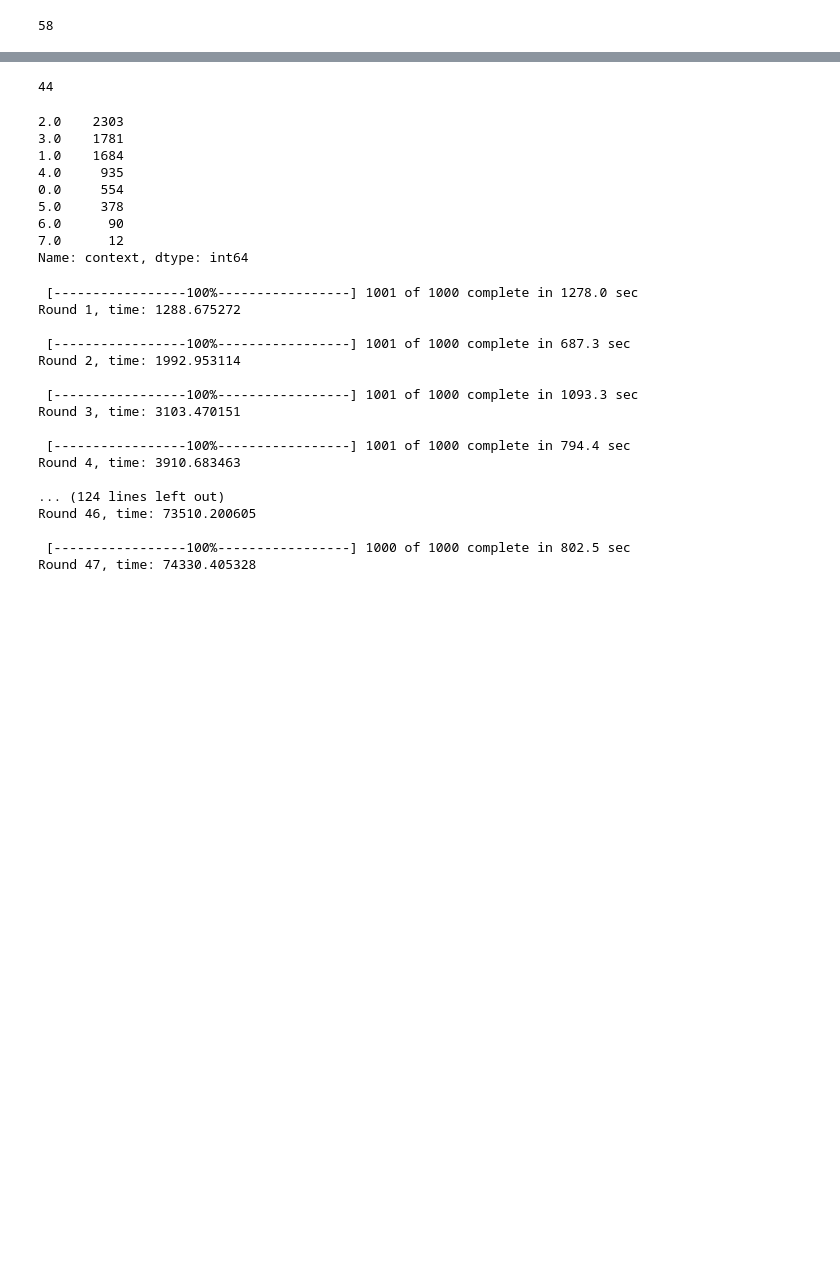
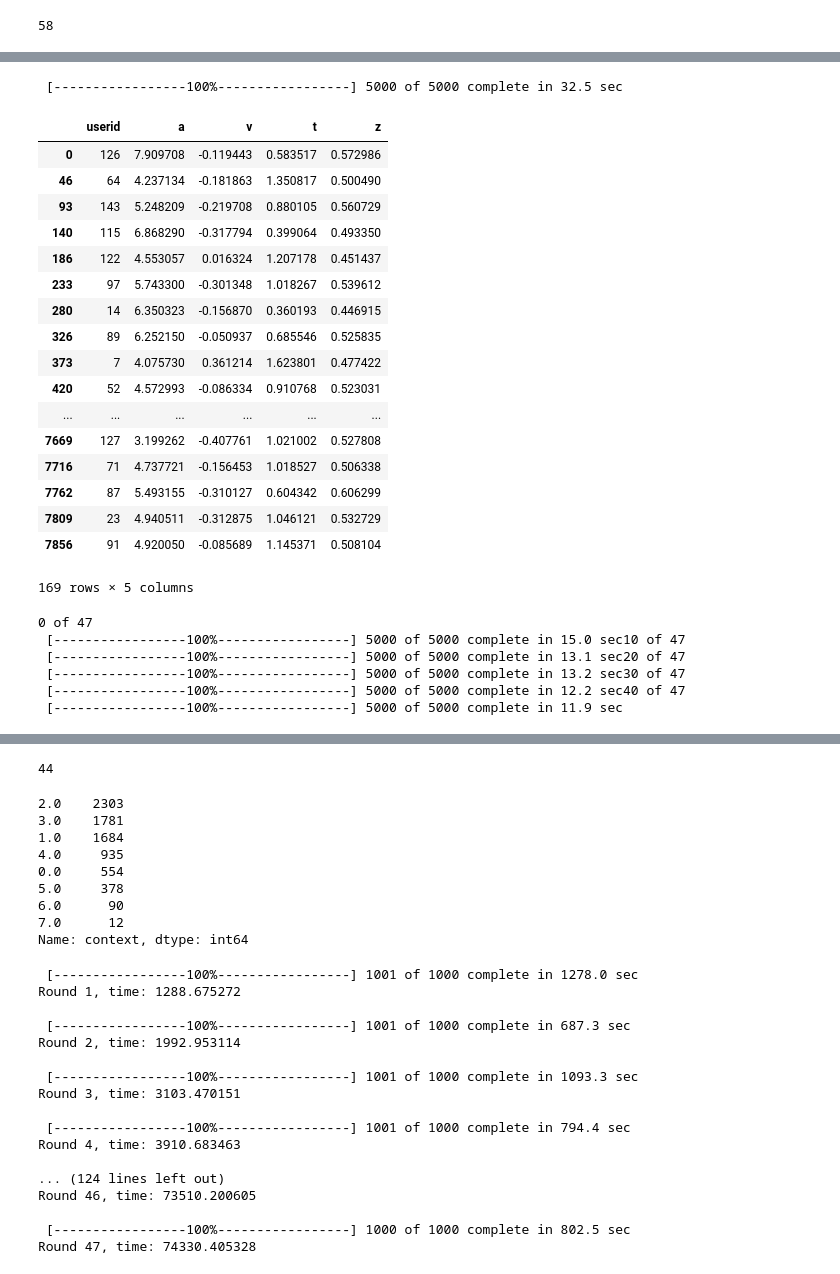
Before and after one commit to eladiomontero/DecisionTimes, a Jupyter notebook: Madrid data/MadridData.ipynb, the cells around one changed output, grey strips where cells are left out. Saved outputs shown, nothing was run; the diff lists cells and outputs as text; code cells hidden in the pictures; blank space fills up the shorter version.

```diff
--- a/Madrid data/MadridData.ipynb
+++ b/Madrid data/MadridData.ipynb
@@ -157,0 +144,62 @@ data2["round"].max()
+# %%
+params_1 = data1[["userid"]].drop_duplicates("userid")
+params_1["a"] = 0
+params_1["v"] = 0
+params_1["t"] = 0
+params_1["z"] = 0
+params_1
+
+modeler = ddm.HDDMmodelMaker()
+for s in data1.userid.unique():
+    model_soc_s3 = modeler.fit_model(data1.loc[(data1["userid"] == s)], 5000, 200)
+    params_1.loc[params_1.userid == s, ["a","v","t","z"]] = model_soc_s3.gen_stats()["mean"].values
+# %% [output]
+ [-----------------100%-----------------] 5000 of 5000 complete in 32.5 sec
+# %%
+params_1
+# %% [output]
+|  | userid | a | v | t | z |
+| 0 | 126 | 7.909708 | -0.119443 | 0.583517 | 0.572986 |
+| 46 | 64 | 4.237134 | -0.181863 | 1.350817 | 0.500490 |
+| 93 | 143 | 5.248209 | -0.219708 | 0.880105 | 0.560729 |
+| 140 | 115 | 6.868290 | -0.317794 | 0.399064 | 0.493350 |
+| 186 | 122 | 4.553057 | 0.016324 | 1.207178 | 0.451437 |
+| 233 | 97 | 5.743300 | -0.301348 | 1.018267 | 0.539612 |
+| 280 | 14 | 6.350323 | -0.156870 | 0.360193 | 0.446915 |
+| 326 | 89 | 6.252150 | -0.050937 | 0.685546 | 0.525835 |
+| 373 | 7 | 4.075730 | 0.361214 | 1.623801 | 0.477422 |
+| 420 | 52 | 4.572993 | -0.086334 | 0.910768 | 0.523031 |
+| ... | ... | ... | ... | ... | ... |
+| 7669 | 127 | 3.199262 | -0.407761 | 1.021002 | 0.527808 |
+| 7716 | 71 | 4.737721 | -0.156453 | 1.018527 | 0.506338 |
+| 7762 | 87 | 5.493155 | -0.310127 | 0.604342 | 0.606299 |
+| 7809 | 23 | 4.940511 | -0.312875 | 1.046121 | 0.532729 |
+| 7856 | 91 | 4.920050 | -0.085689 | 1.145371 | 0.508104 |
+169 rows × 5 columns
+# %%
+rounds_windows = [0,10, 20, 30, 40, 50, 60, 70, 80, 90, 100]
+count = 0
+num_user = len(data1.userid.unique())
+for w in rounds_windows:
+    if w <= data1["round"].max():
+        params_1["a_st%d" % w] = 0
+        params_1["v_st%d" % w] = 0
+        params_1["t_st%d" % w] = 0
+        params_1["z_st%d" % w] = 0
+        params_1["a%d" % w] = 0
+        params_1["v%d" % w] = 0
+        params_1["t%d" % w] = 0
+        params_1["z%d" % w] = 0
+        modeler = ddm.HDDMmodelMaker()
+        print("%d of %d" % (w, data1["round"].max()))
+        for s in data1.userid.unique():
+            model_soc_s3 = modeler.fit_model(data1.loc[(data1["userid"] == s) & (data1["round"] > w) & (data1["round"] <= (w + 9))], 5000, 200)
+            params_1.loc[params_1.userid == s, ["a_st%d" % w,"v_st%d" % w,"t_st%d" % w,"z_st%d" % w]] = model_soc_s3.gen_stats()["std"].values
+            params_1.loc[params_1.userid == s, ["a%d" % w,"v%d" % w,"t%d" % w,"z%d" % w]] = model_soc_s3.gen_stats()["mean"].values
+# %% [output]
+0 of 47
+ [-----------------100%-----------------] 5000 of 5000 complete in 15.0 sec10 of 47
+ [-----------------100%-----------------] 5000 of 5000 complete in 13.1 sec20 of 47
+ [-----------------100%-----------------] 5000 of 5000 complete in 13.2 sec30 of 47
+ [-----------------100%-----------------] 5000 of 5000 complete in 12.2 sec40 of 47
+ [-----------------100%-----------------] 5000 of 5000 complete in 11.9 sec
```
Also changed, not shown: parts of 16 cells of this notebook, 3 other files.
